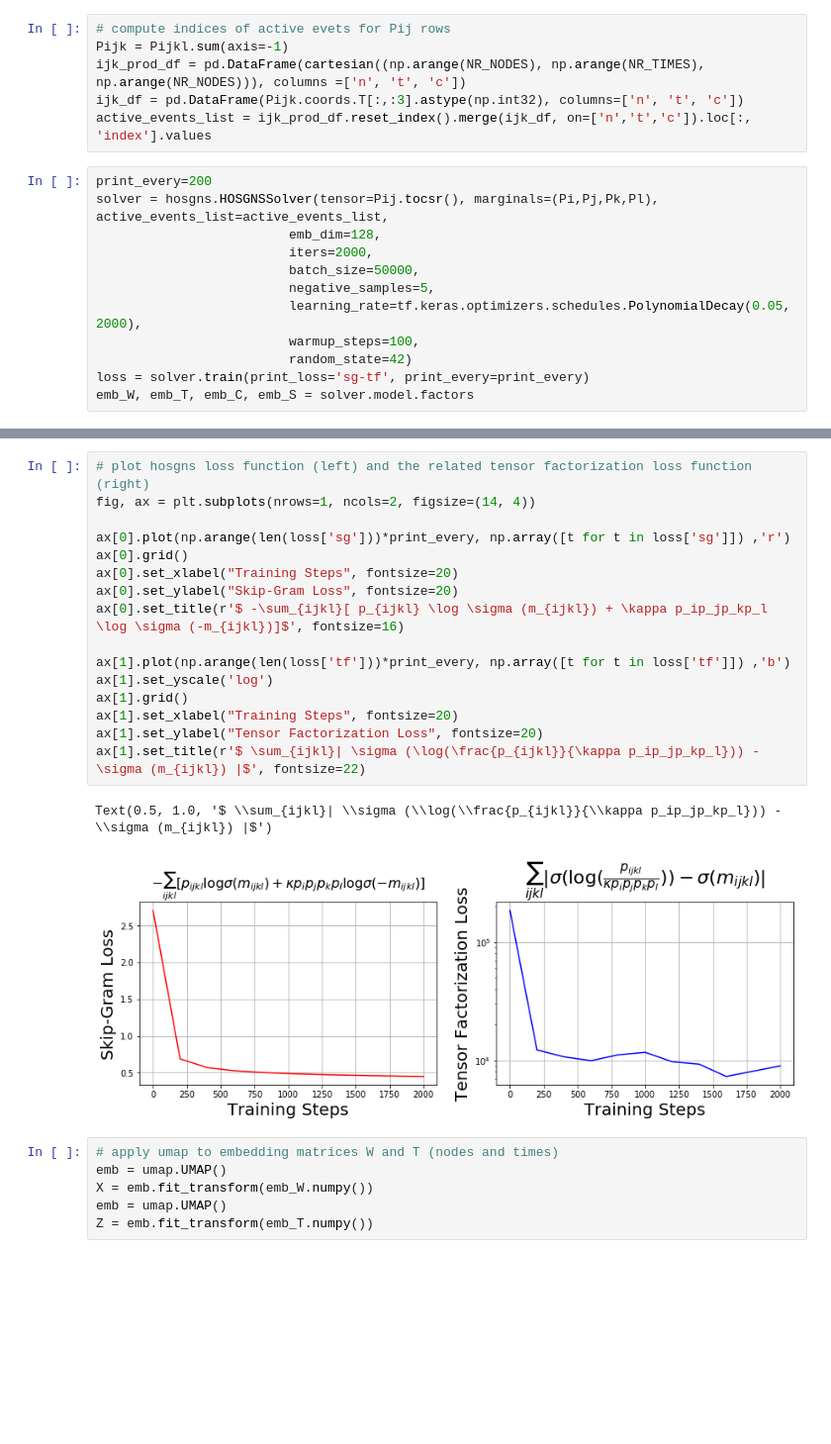
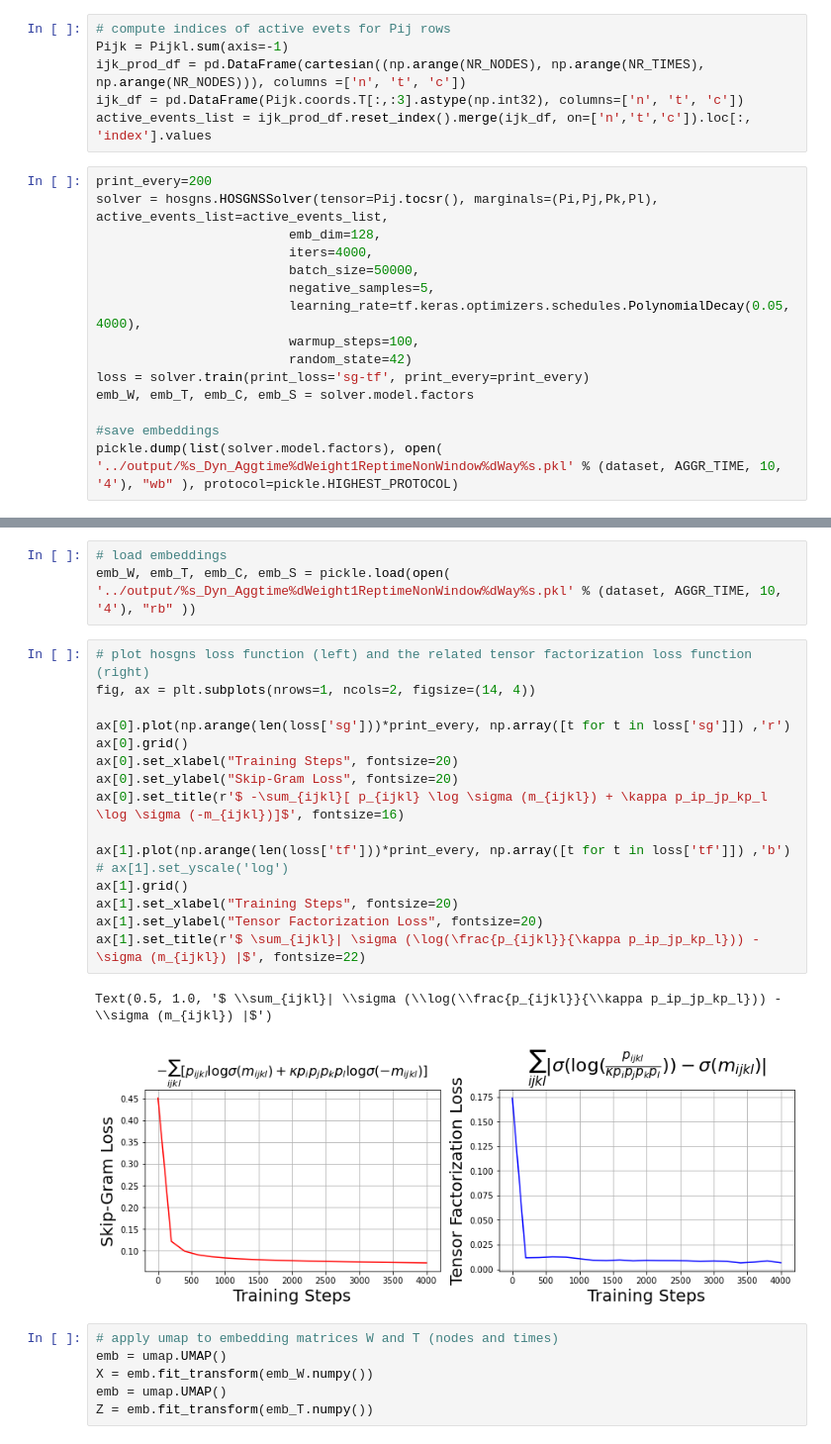
Before and after one commit to simonepiaggesi/hosgns, a Jupyter notebook: code/hosgns_4Way_Dyn.ipynb, the cells around one changed output, grey strips where cells are left out. Shown at 99% size. Saved outputs shown, nothing was run; the diff lists cells and outputs as text; blank space fills up the shorter version.

```diff
--- a/code/hosgns_4Way_Dyn.ipynb
+++ b/code/hosgns_4Way_Dyn.ipynb
@@ -93,13 +94,16 @@ active_events_list = ijk_prod_df.reset_index().merge(ijk_df, on=['n','t','c']).l
 print_every=200
 solver = hosgns.HOSGNSSolver(tensor=Pij.tocsr(), marginals=(Pi,Pj,Pk,Pl), active_events_list=active_events_list,
                          emb_dim=128,
-                         iters=2000,
+                         iters=4000,
                          batch_size=50000,
                          negative_samples=5,
-                         learning_rate=tf.keras.optimizers.schedules.PolynomialDecay(0.05, 2000),
+                         learning_rate=tf.keras.optimizers.schedules.PolynomialDecay(0.05, 4000),
                          warmup_steps=100,
                          random_state=42)
 loss = solver.train(print_loss='sg-tf', print_every=print_every)
 emb_W, emb_T, emb_C, emb_S = solver.model.factors
+
+#save embeddings
+pickle.dump(list(solver.model.factors), open( '../output/%s_Dyn_Aggtime%dWeight1ReptimeNonWindow%dWay%s.pkl' % (dataset, AGGR_TIME, 10, '4'), "wb" ), protocol=pickle.HIGHEST_PROTOCOL)
 # %% [output]
 Warmup...
@@ -120,22 +126,25 @@ Total time: 750.5083 seconds.
+# %%
+# load embeddings
+emb_W, emb_T, emb_C, emb_S = pickle.load(open( '../output/%s_Dyn_Aggtime%dWeight1ReptimeNonWindow%dWay%s.pkl' % (dataset, AGGR_TIME, 10, '4'), "rb" ))
 # %%
 # plot hosgns loss function (left) and the related tensor factorization loss function (right)
 fig, ax = plt.subplots(nrows=1, ncols=2, figsize=(14, 4))
 
 ax[0].plot(np.arange(len(loss['sg']))*print_every, np.array([t for t in loss['sg']]) ,'r')
 ax[0].grid()
 ax[0].set_xlabel("Training Steps", fontsize=20)
 ax[0].set_ylabel("Skip-Gram Loss", fontsize=20)
 ax[0].set_title(r'$ -\sum_{ijkl}[ p_{ijkl} \log \sigma (m_{ijkl}) + \kappa p_ip_jp_kp_l \log \sigma (-m_{ijkl})]$', fontsize=16)
 
 ax[1].plot(np.arange(len(loss['tf']))*print_every, np.array([t for t in loss['tf']]) ,'b')
-ax[1].set_yscale('log')
+# ax[1].set_yscale('log')
 ax[1].grid()
 ax[1].set_xlabel("Training Steps", fontsize=20)
 ax[1].set_ylabel("Tensor Factorization Loss", fontsize=20)
 ax[1].set_title(r'$ \sum_{ijkl}| \sigma (\log(\frac{p_{ijkl}}{\kappa p_ip_jp_kp_l})) - \sigma (m_{ijkl}) |$', fontsize=22)
 # %% [output]
 Text(0.5, 1.0, '$ \\sum_{ijkl}| \\sigma (\\log(\\frac{p_{ijkl}}{\\kappa p_ip_jp_kp_l})) - \\sigma (m_{ijkl}) |$')
-[figure, old version]
+[figure, new version]
 # %%
 # apply umap to embedding matrices W and T (nodes and times)
 emb = umap.UMAP()
```
Also changed, not shown: parts of 22 cells of this notebook, 30 other files.
